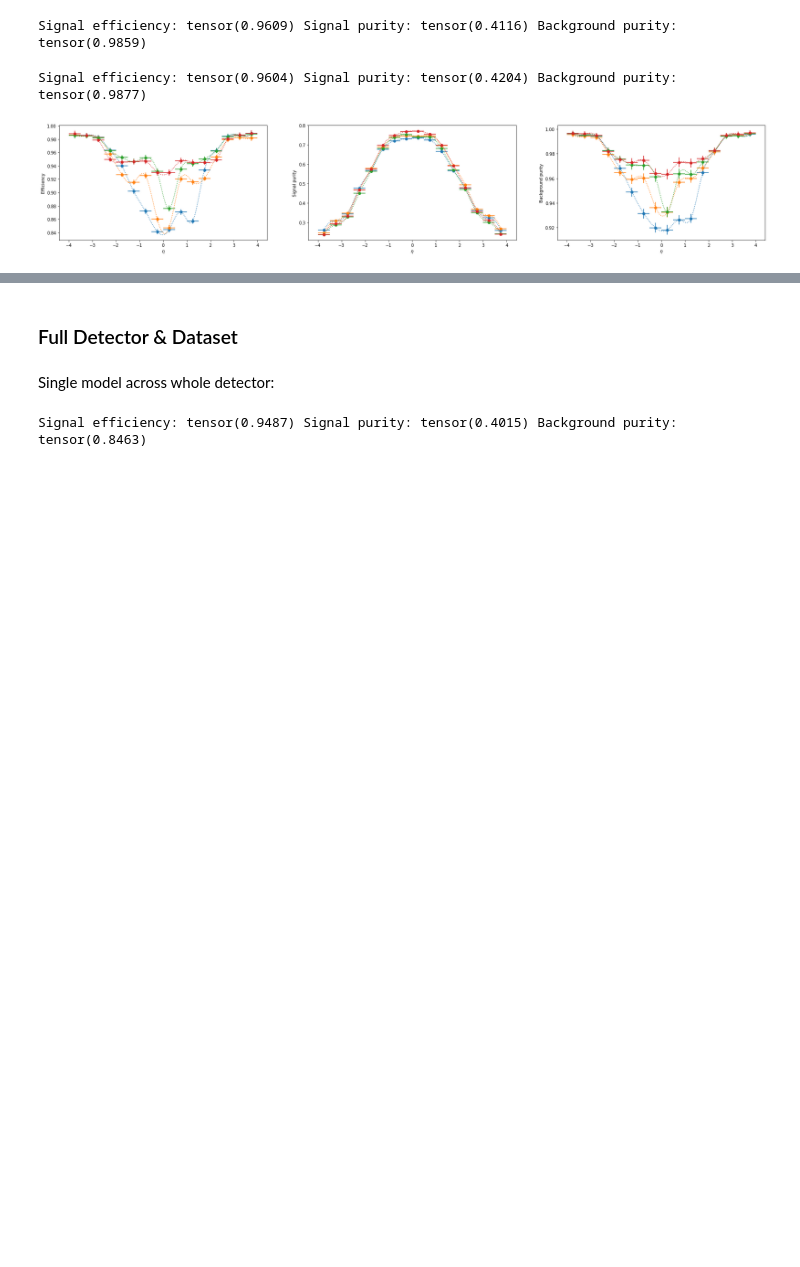
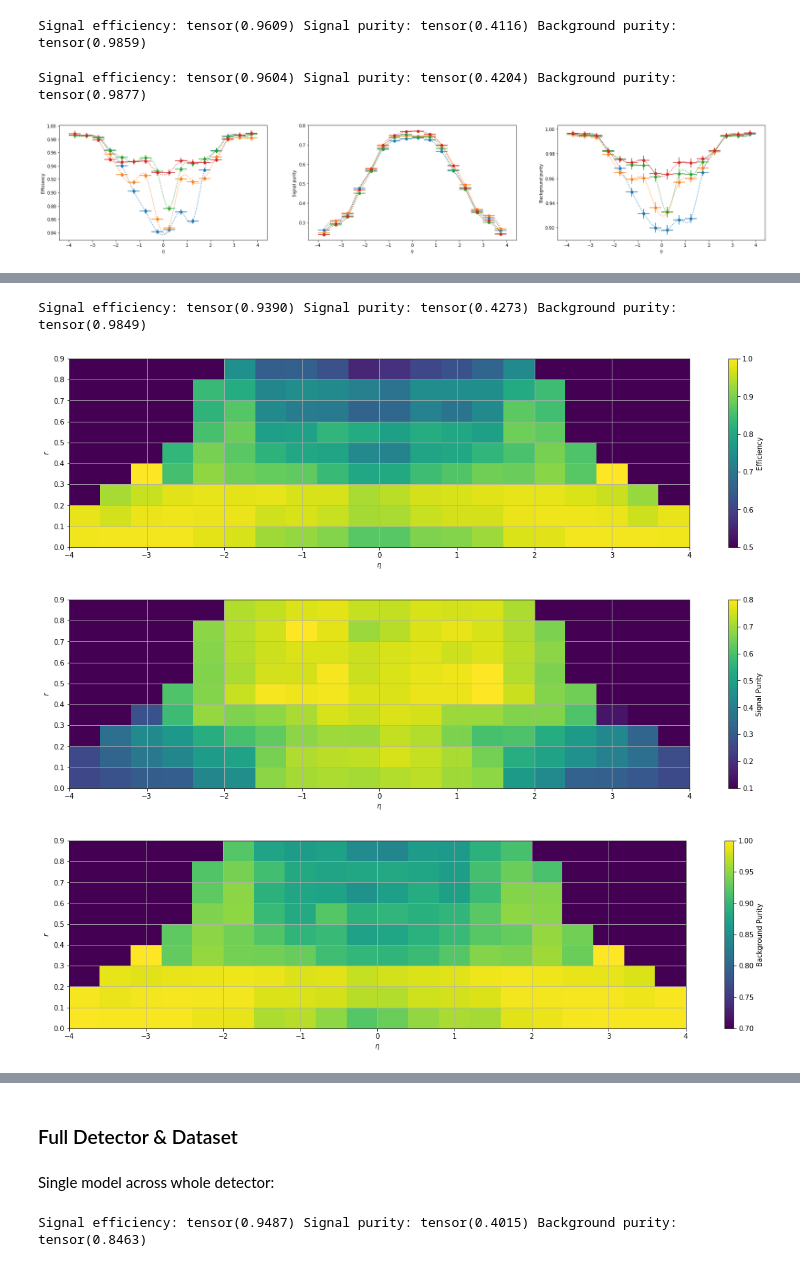
Before and after one commit to HSF-reco-and-software-triggers/Tracking-ML-Exa.TrkX, a Jupyter notebook: Pipelines/Common_Tracking_Example/notebooks/ITk/Exploration/VanillaHeteroGNN.ipynb, the cells around one changed output, grey strips where cells are left out. Drawn from its saved outputs; the diff is of its cells as text; code cells hidden in the pictures; blank space fills up the shorter version.

```diff
--- a/Pipelines/Common_Tracking_Example/notebooks/ITk/Exploration/VanillaHeteroGNN.ipynb
+++ b/Pipelines/Common_Tracking_Example/notebooks/ITk/Exploration/VanillaHeteroGNN.ipynb
@@ -234,0 +258,34 @@ fig
+# %%
+def plot_eta_r_metrics(av_eta_pred, av_eta_signal_true, av_eta_signal_true_pos, av_eta_bkg_true_pos, av_r_pred, av_r_signal_true, av_r_signal_true_pos, av_r_bkg_true_pos, vmin=[None, None, None], vmax=[None, None, None]):
+
+    default_eta_bins = np.arange(-4., 4.4, step=0.4)
+    default_r_bins = np.arange(0., 1, step=0.1)
+
+    # Make 2d histogram from eta and r values
+    signal_true_2d_counts, _, _ = np.histogram2d(av_eta_signal_true.numpy(), av_r_signal_true.numpy(), bins=[default_eta_bins, default_r_bins])
+    signal_true_pos_2d_counts, _, _ = np.histogram2d(av_eta_signal_true_pos.numpy(), av_r_signal_true_pos.numpy(), bins=[default_eta_bins, default_r_bins])
+    pred_2d_counts, _, _ = np.histogram2d(av_eta_pred.numpy(), av_r_pred.numpy(), bins=[default_eta_bins, default_r_bins])
+    bkg_true_pos_2d_counts, _, _ = np.histogram2d(av_eta_bkg_true_pos.numpy(), av_r_bkg_true_pos.numpy(), bins=[default_eta_bins, default_r_bins])
+
+    eff = make_2d_ratio(signal_true_pos_2d_counts, signal_true_2d_counts, default_eta_bins, default_r_bins, label="Efficiency", vmin=vmin[0], vmax=vmax[0])
+    sig_pur = make_2d_ratio(signal_true_pos_2d_counts, pred_2d_counts, default_eta_bins, default_r_bins, label="Signal Purity", vmin=vmin[1], vmax=vmax[1])
+    back_pur = make_2d_ratio(bkg_true_pos_2d_counts, pred_2d_counts, default_eta_bins, default_r_bins, label="Background Purity", vmin=vmin[2], vmax=vmax[2])
+
+    return eff, sig_pur, back_pur
+# %%
+checkpoint_path = "/global/cfs/cdirs/m3443/data/lightning_models/lightning_checkpoints/ITk_Toy_HeteroGNN/2l7uozjf/checkpoints/last.ckpt"
+model_type, dataset_type, num_events, score_cut, vmin, vmax = HeteroGNN, "train", 50, 0.5, [0.5, 0.1, 0.7], [1.0, 0.8, 1.0]
+signal_true_label="pid_signal"
+bkg_true_label="y_pid"
+model, _ = load_model(checkpoint_path, model_type)
+results = inference(model, dataset_type, num_events)
+get_topline_stats(results, score_cut, signal_true_label, bkg_true_label)
+av_eta_pred, av_eta_signal_true, av_eta_signal_true_pos, av_eta_bkg_true_pos, av_r_pred, av_r_signal_true, av_r_signal_true_pos, av_r_bkg_true_pos = build_edge_eta_list(results)
+#     eff_ax, signal_pur_ax, bkg_pur_ax = plot_metrics(av_eta_pred, av_eta_signal_true, av_eta_signal_true_pos, av_eta_bkg_true_pos, common_axes = common_axes)
+
+homo_eff, homo_sig_pur, homo_back_pur = plot_eta_r_metrics(av_eta_pred, av_eta_signal_true, av_eta_signal_true_pos, av_eta_bkg_true_pos, av_r_pred, av_r_signal_true, av_r_signal_true_pos, av_r_bkg_true_pos, vmin=vmin, vmax=vmax)
+# %% [output]
+Signal efficiency: tensor(0.9390) Signal purity: tensor(0.4273) Background purity: tensor(0.9849)
+[figure, added]
+[figure, added]
+[figure, added]
```
Also changed, not shown: parts of 16 cells of this notebook, 22 other files.
